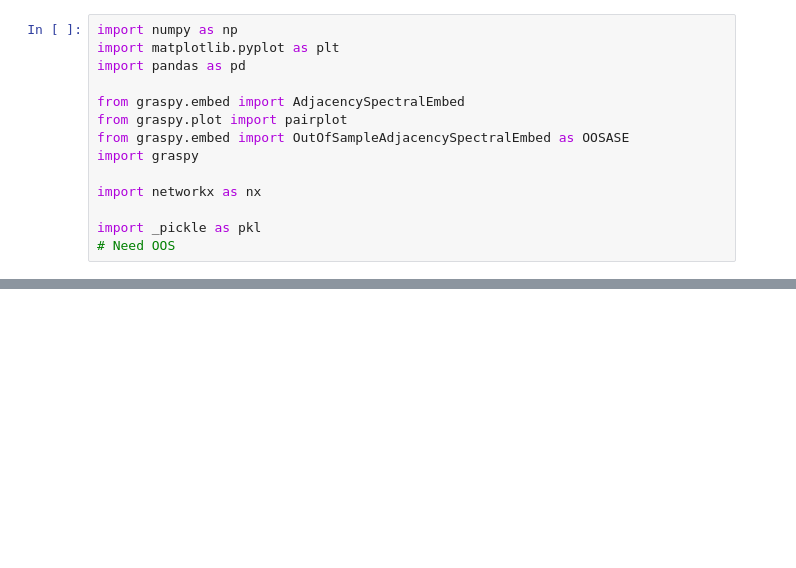
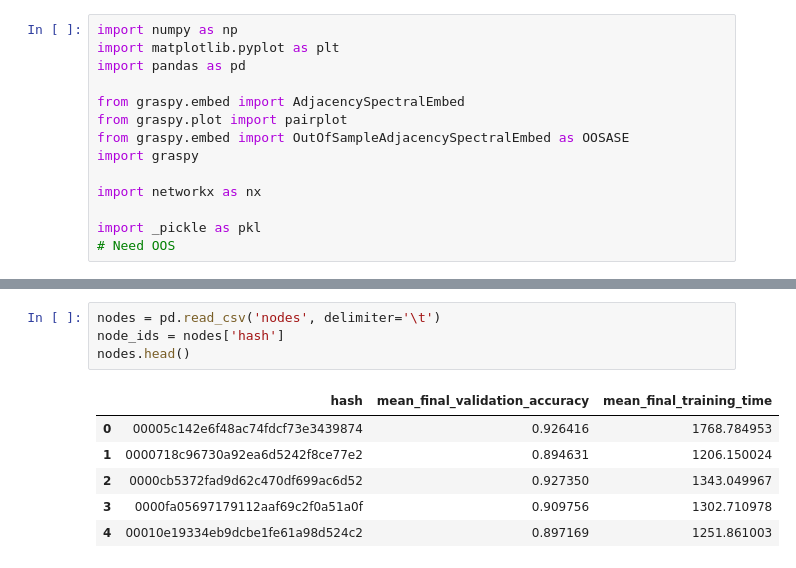
Before and after one commit to neurodata/hayden, a Jupyter notebook: NAS/NAS analysis.ipynb, the cells around one changed output, grey strips where cells are left out. Cells and saved outputs as stored; diff of their text form; blank space fills up the shorter version.

```diff
--- a/NAS/NAS analysis.ipynb
+++ b/NAS/NAS analysis.ipynb
@@ -136,0 +72,11 @@ G_lcc.get_edge_data('09fbbe5d0e151746fee03a1e35c652eb', '00005c142e6f48ac74fdcf7
+# %%
+nodes = pd.read_csv('nodes', delimiter='\t')
+node_ids = nodes['hash']
+nodes.head()
+# %% [output]
+|  | hash | mean_final_validation_accuracy | mean_final_training_time |
+| 0 | 00005c142e6f48ac74fdcf73e3439874 | 0.926416 | 1768.784953 |
+| 1 | 0000718c96730a92ea6d5242f8ce77e2 | 0.894631 | 1206.150024 |
+| 2 | 0000cb5372fad9d62c470df699ac6d52 | 0.927350 | 1343.049967 |
+| 3 | 0000fa05697179112aaf69c2f0a51a0f | 0.909756 | 1302.710978 |
+| 4 | 00010e19334eb9dcbe1fe61a98d524c2 | 0.897169 | 1251.861003 |
```
Also changed, not shown: parts of 12 cells of this notebook.
